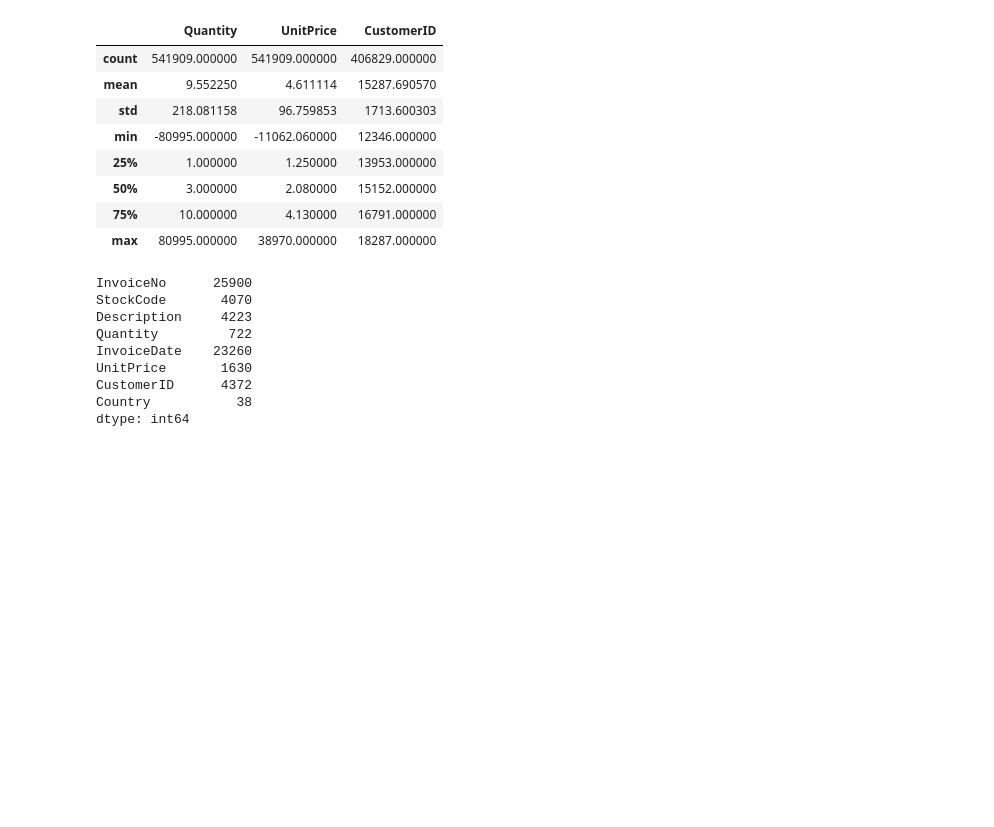
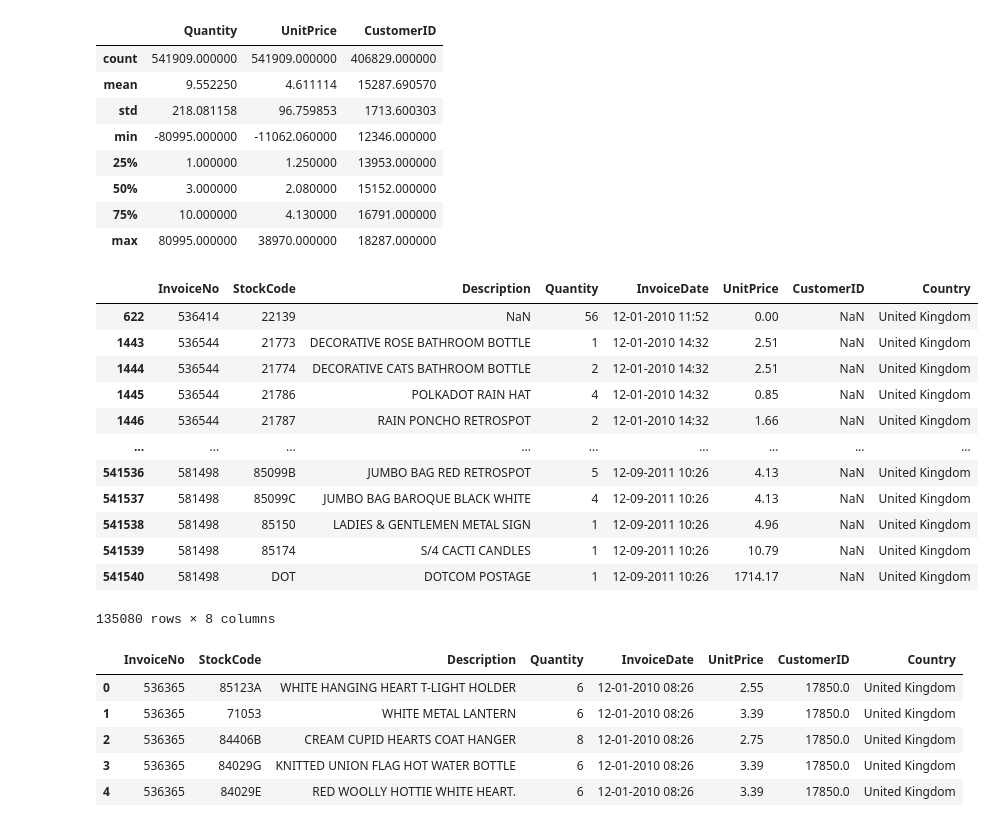
Before and after one commit to iamnaveenk/Capstone_project_4-online-retail-customer-segmentation-, a Jupyter notebook: Online_Retail_Customer_Segmentation_Capstone_Project.ipynb, the cells around one changed output. Saved outputs shown, nothing was run; the diff lists cells and outputs as text; code cells hidden in the pictures; blank space fills up the shorter version.

```diff
--- a/Online_Retail_Customer_Segmentation_Capstone_Project.ipynb
+++ b/Online_Retail_Customer_Segmentation_Capstone_Project.ipynb
@@ -118,3 +126,19 @@ df.describe()
 | 50% | 3.000000 | 2.080000 | 15152.000000 |
 | 75% | 10.000000 | 4.130000 | 16791.000000 |
 | max | 80995.000000 | 38970.000000 | 18287.000000 |
+# %%
+df[df['CustomerID'].isna()]
+# %% [output]
+|  | InvoiceNo | StockCode | Description | Quantity | InvoiceDate | UnitPrice | CustomerID | Country |
+| 622 | 536414 | 22139 | NaN | 56 | 12-01-2010 11:52 | 0.00 | NaN | United Kingdom |
+| 1443 | 536544 | 21773 | DECORATIVE ROSE BATHROOM BOTTLE | 1 | 12-01-2010 14:32 | 2.51 | NaN | United Kingdom |
+| 1444 | 536544 | 21774 | DECORATIVE CATS BATHROOM BOTTLE | 2 | 12-01-2010 14:32 | 2.51 | NaN | United Kingdom |
+| 1445 | 536544 | 21786 | POLKADOT RAIN HAT | 4 | 12-01-2010 14:32 | 0.85 | NaN | United Kingdom |
+| 1446 | 536544 | 21787 | RAIN PONCHO RETROSPOT | 2 | 12-01-2010 14:32 | 1.66 | NaN | United Kingdom |
+| ... | ... | ... | ... | ... | ... | ... | ... | ... |
+| 541536 | 581498 | 85099B | JUMBO BAG RED RETROSPOT | 5 | 12-09-2011 10:26 | 4.13 | NaN | United Kingdom |
+| 541537 | 581498 | 85099C | JUMBO BAG BAROQUE BLACK WHITE | 4 | 12-09-2011 10:26 | 4.13 | NaN | United Kingdom |
+| 541538 | 581498 | 85150 | LADIES & GENTLEMEN METAL SIGN | 1 | 12-09-2011 10:26 | 4.96 | NaN | United Kingdom |
+| 541539 | 581498 | 85174 | S/4 CACTI CANDLES | 1 | 12-09-2011 10:26 | 10.79 | NaN | United Kingdom |
+| 541540 | 581498 | DOT | DOTCOM POSTAGE | 1 | 12-09-2011 10:26 | 1714.17 | NaN | United Kingdom |
+135080 rows × 8 columns
@@ -121,12 +147,9 @@ df.describe()
 # %%
-df.nunique()
+df.head()
 # %% [output]
-InvoiceNo      25900
-StockCode       4070
-Description     4223
-Quantity         722
-InvoiceDate    23260
-UnitPrice       1630
-CustomerID      4372
-Country           38
-dtype: int64
+|  | InvoiceNo | StockCode | Description | Quantity | InvoiceDate | UnitPrice | CustomerID | Country |
+| 0 | 536365 | 85123A | WHITE HANGING HEART T-LIGHT HOLDER | 6 | 12-01-2010 08:26 | 2.55 | 17850.0 | United Kingdom |
+| 1 | 536365 | 71053 | WHITE METAL LANTERN | 6 | 12-01-2010 08:26 | 3.39 | 17850.0 | United Kingdom |
+| 2 | 536365 | 84406B | CREAM CUPID HEARTS COAT HANGER | 8 | 12-01-2010 08:26 | 2.75 | 17850.0 | United Kingdom |
+| 3 | 536365 | 84029G | KNITTED UNION FLAG HOT WATER BOTTLE | 6 | 12-01-2010 08:26 | 3.39 | 17850.0 | United Kingdom |
+| 4 | 536365 | 84029E | RED WOOLLY HOTTIE WHITE HEART. | 6 | 12-01-2010 08:26 | 3.39 | 17850.0 | United Kingdom |
```
Also changed, not shown: parts of 17 cells of this notebook.
